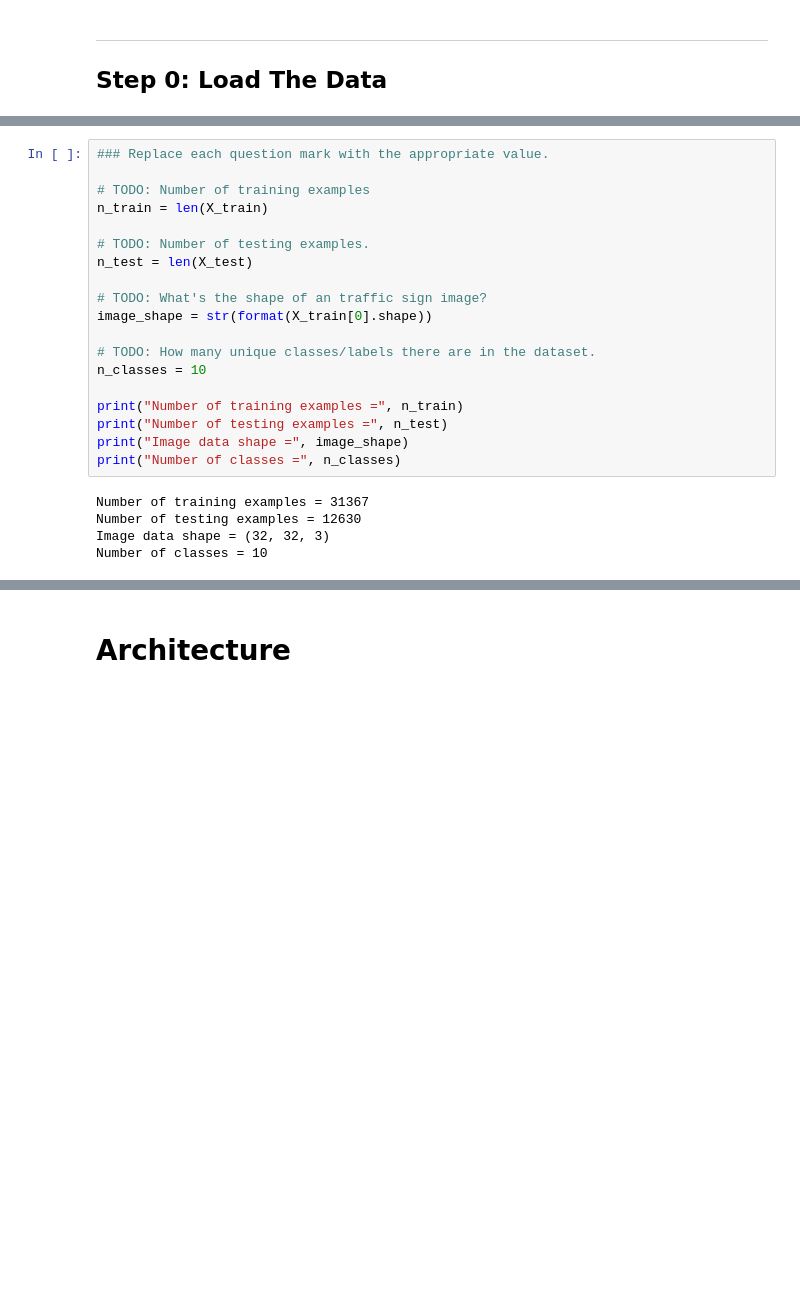
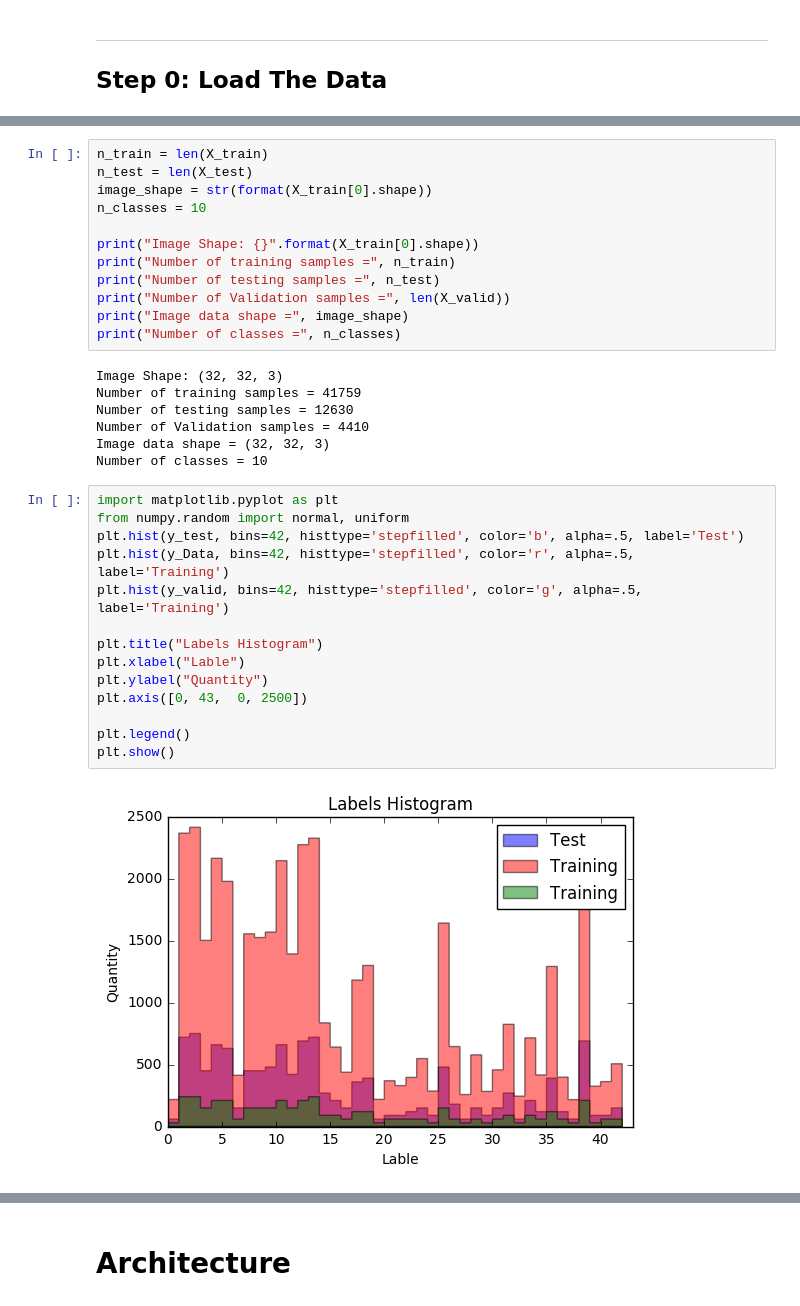
Before and after one commit to cuevas1208/Traffic_Sign_Classifier, a Jupyter notebook: main.ipynb, the cells around one changed output, grey strips where cells are left out. Cells and saved outputs as stored; diff of their text form; blank space fills up the shorter version.

```diff
--- a/main.ipynb
+++ b/main.ipynb
@@ -41,24 +117,35 @@ ImportError: No module named 'sklearn.model_selection'
 # %%
-### Replace each question mark with the appropriate value.
-
-# TODO: Number of training examples
 n_train = len(X_train)
-
-# TODO: Number of testing examples.
 n_test = len(X_test)
-
-# TODO: What's the shape of an traffic sign image?
 image_shape = str(format(X_train[0].shape))
-
-# TODO: How many unique classes/labels there are in the dataset.
 n_classes = 10
 
-print("Number of training examples =", n_train)
-print("Number of testing examples =", n_test)
+print("Image Shape: {}".format(X_train[0].shape))
+print("Number of training samples =", n_train)
+print("Number of testing samples =", n_test)
+print("Number of Validation samples =", len(X_valid))
 print("Image data shape =", image_shape)
 print("Number of classes =", n_classes)
 # %% [output]
-Number of training examples = 31367
-Number of testing examples = 12630
+Image Shape: (32, 32, 3)
+Number of training samples = 41759
+Number of testing samples = 12630
+Number of Validation samples = 4410
 Image data shape = (32, 32, 3)
 Number of classes = 10
+# %%
+import matplotlib.pyplot as plt
+from numpy.random import normal, uniform
+plt.hist(y_test, bins=42, histtype='stepfilled', color='b', alpha=.5, label='Test')
+plt.hist(y_Data, bins=42, histtype='stepfilled', color='r', alpha=.5, label='Training')
+plt.hist(y_valid, bins=42, histtype='stepfilled', color='g', alpha=.5, label='Training')
+
+plt.title("Labels Histogram")
+plt.xlabel("Lable")
+plt.ylabel("Quantity")
+plt.axis([0, 43,  0, 2500])
+
+plt.legend()
+plt.show()
+# %% [output]
+[figure, added]
```
Also changed, not shown: parts of 17 cells of this notebook, 1 other file.
